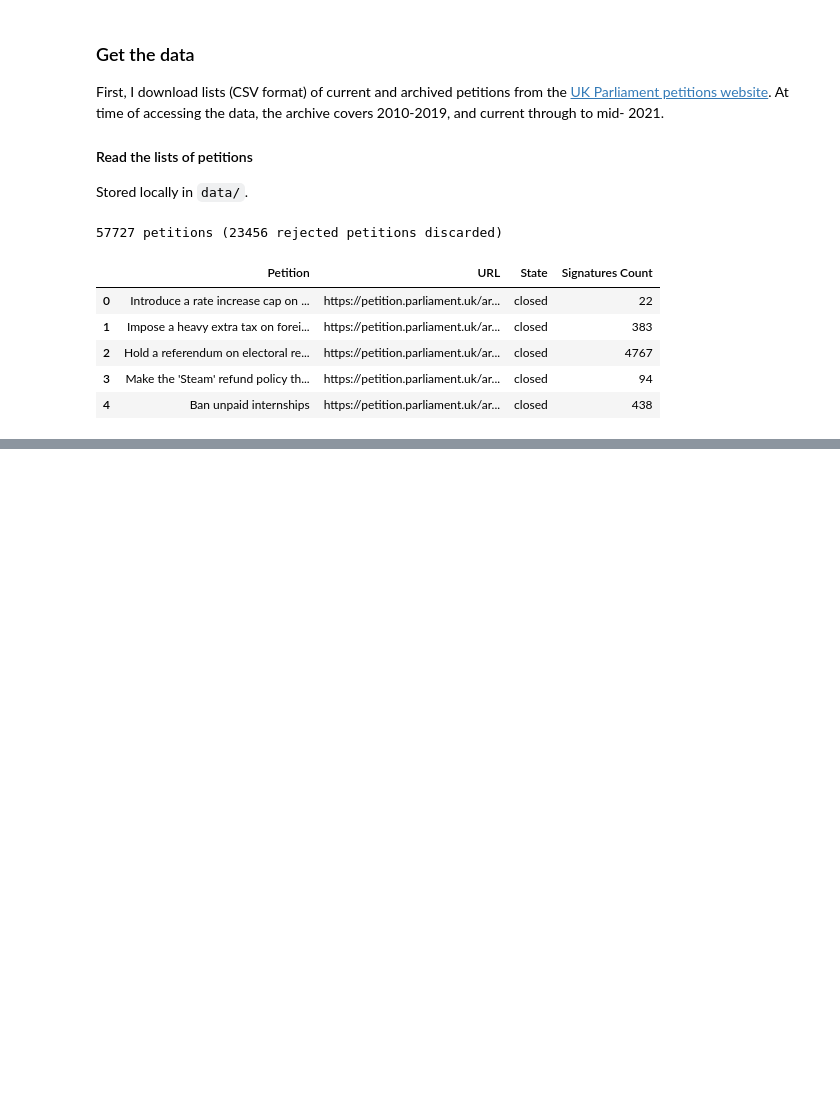
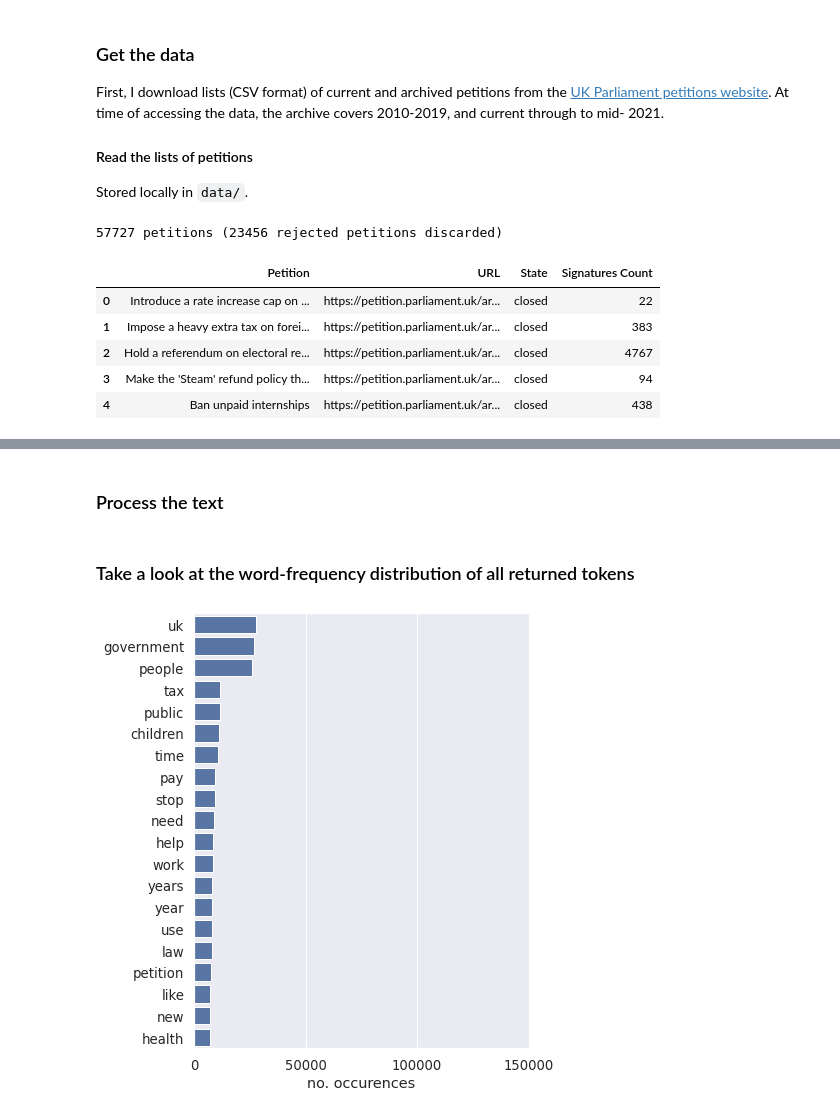
Before and after one commit to jw845/petitions, a Jupyter notebook: uk_petitions.ipynb, the cells around one changed output, grey strips where cells are left out. Drawn from its saved outputs; the diff is of its cells as text; code cells hidden in the pictures; blank space fills up the shorter version.

```diff
--- a/uk_petitions.ipynb
+++ b/uk_petitions.ipynb
@@ -101,3 +127,3 @@ df['Details Dict'] = list(dicts)
 # %%
-# save to pickle
-write_pkl('data/petitions_df.pkl', df)
+# read from pickle
+df = pd.read_pickle('data/petitions_df.pkl')
@@ -119,0 +132,12 @@ df
+# %%
+def get_dict_val(x, key): # ensure returns a string if no value exists for key
+    if x[key] != None :
+        return x[key]
+    else :
+        return ''
+
+df['Background'] = df['Details Dict'].apply(lambda x: get_dict_val(x,'background'))
+df['Additional Details'] = df['Details Dict'].apply(lambda x: get_dict_val(x,'additional_details'))
+
+df['Text'] = df[['Petition','Background','Additional Details']].agg(' '.join, axis=1)
+df['Text']
@@ -119,0 +163,8 @@ df
+# %%
+def clean_text(text) :
+    # remove numbers and various special chars
+    text = text.replace("'", "")
+    text = re.sub('[`^’"]+', '', text)
+    text = re.sub('[0-9-%$~*_;:,.><!?#@£=+/()&\t]+', ' ', text)
+    text = re.sub(' +', ' ', text)
+    return text.strip()
@@ -119,0 +236,20 @@ df
+# %% [markdown]
+### Process the text
+# %%
+df['Tokens'] = df['Text'].apply(lambda x: prep(x))
+# %% [markdown]
+### Take a look at the word-frequency distribution of all returned tokens
+# %%
+alltokens = [token for row in df['Tokens'] for token in row]
+alltokens = pd.Series(alltokens)
+
+f, ax = plt.subplots(figsize=(6, 8))
+
+sns.barplot(x = alltokens.value_counts()[0:20].values,
+            y = alltokens.value_counts()[0:20].index,
+            color = sns.color_palette()[0])
+ax.set(xlabel="no. occurences", xticks=[0,50000,100000,150000])
+
+plt.show()
+# %% [output]
+[figure, added]
```
Also changed, not shown: parts of 39 cells of this notebook, 1 other file.
